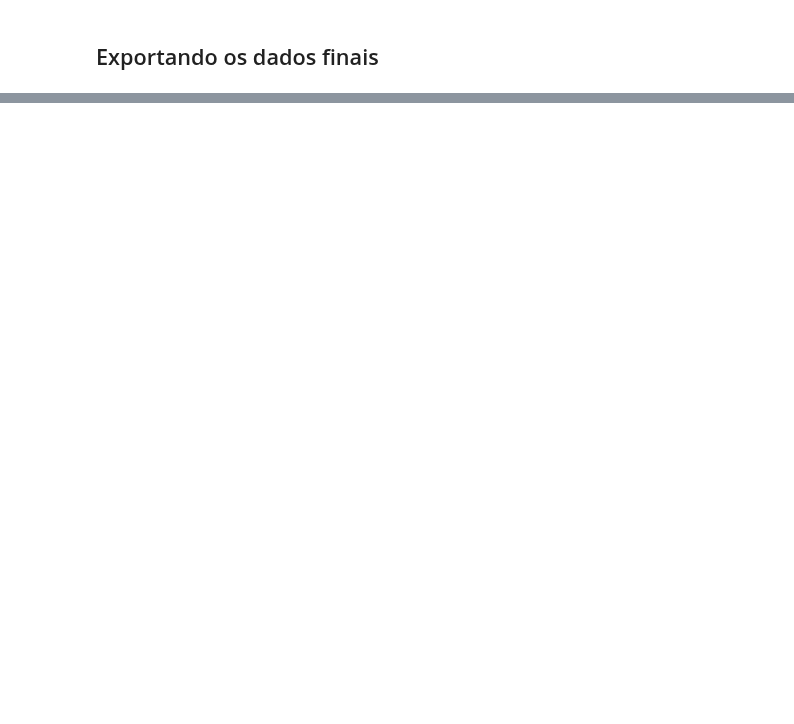
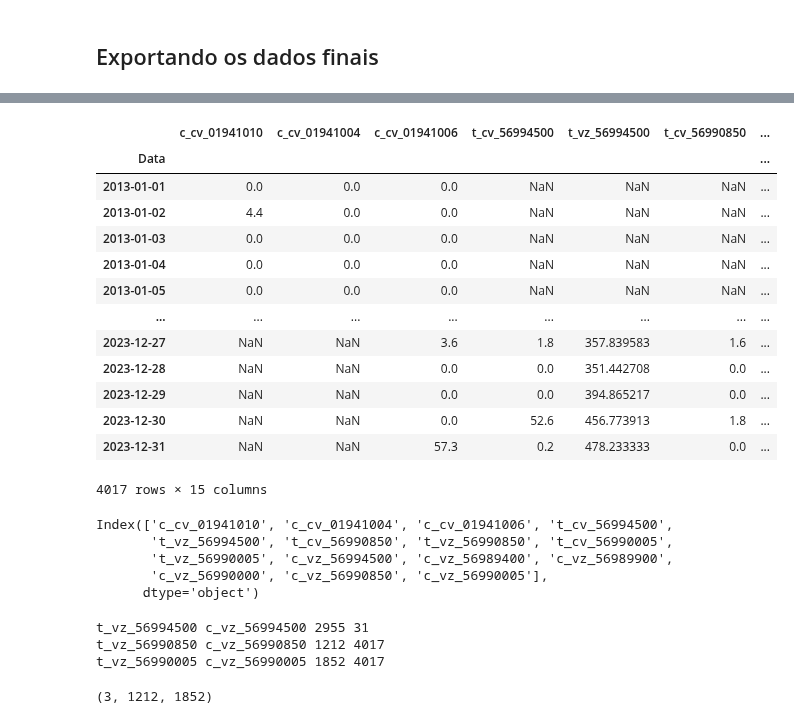
Before and after one commit to wasf84/pgmc-mestrado, a Jupyter notebook: dissertacao/bacia_rio_doce/download_ajuste_dados.ipynb, the cells around one changed output, grey strips where cells are left out. Cells and saved outputs as stored; diff of their text form; code cells hidden in the pictures; blank space fills up the shorter version.

Commit message:
fazendo a apresentacao ppt para enviar ao Leo, com os resultados parciais

```diff
--- a/dissertacao/bacia_rio_doce/download_ajuste_dados.ipynb
+++ b/dissertacao/bacia_rio_doce/download_ajuste_dados.ipynb
@@ -1039,0 +1315,54 @@ df.to_excel('medio_rio_doce_final.xlsx')
+# %%
+# Vou remover as colunas das cotas
+
+df = df.drop(columns=['t_ct_56994500', 't_ct_56990850', 't_ct_56990005'])
+df
+# %% [output]
+|  | c_cv_01941010 | c_cv_01941004 | c_cv_01941006 | t_cv_56994500 | t_vz_56994500 | t_cv_56990850 | ... |
+| Data |  |  |  |  |  |  | ... |
+| 2013-01-01 | 0.0 | 0.0 | 0.0 | NaN | NaN | NaN | ... |
+| 2013-01-02 | 4.4 | 0.0 | 0.0 | NaN | NaN | NaN | ... |
+| 2013-01-03 | 0.0 | 0.0 | 0.0 | NaN | NaN | NaN | ... |
+| 2013-01-04 | 0.0 | 0.0 | 0.0 | NaN | NaN | NaN | ... |
+| 2013-01-05 | 0.0 | 0.0 | 0.0 | NaN | NaN | NaN | ... |
+| ... | ... | ... | ... | ... | ... | ... | ... |
+| 2023-12-27 | NaN | NaN | 3.6 | 1.8 | 357.839583 | 1.6 | ... |
+| 2023-12-28 | NaN | NaN | 0.0 | 0.0 | 351.442708 | 0.0 | ... |
+| 2023-12-29 | NaN | NaN | 0.0 | 0.0 | 394.865217 | 0.0 | ... |
+| 2023-12-30 | NaN | NaN | 0.0 | 52.6 | 456.773913 | 1.8 | ... |
+| 2023-12-31 | NaN | NaN | 57.3 | 0.2 | 478.233333 | 0.0 | ... |
+4017 rows × 15 columns
+# %%
+df.columns
+# %% [output]
+Index(['c_cv_01941010', 'c_cv_01941004', 'c_cv_01941006', 't_cv_56994500',
+       't_vz_56994500', 't_cv_56990850', 't_vz_56990850', 't_cv_56990005',
+       't_vz_56990005', 'c_vz_56994500', 'c_vz_56989400', 'c_vz_56989900',
+       'c_vz_56990000', 'c_vz_56990850', 'c_vz_56990005'],
+      dtype='object')
+# %%
+# Fazendo o merge das colunas de vazão que são correspondentes à mesma estação
+# Acontece que existem gaps entre os dados, o que é estranho, porque a estação telemétrica tem dados que a convencional não tem e vice-versa.
+# Vou contar qual coluna tem mais dados e depois executar um 'fillna'
+
+colunas_esquerda = ['t_vz_56994500', 't_vz_56990850', 't_vz_56990005']
+colunas_direita = ['c_vz_56994500', 'c_vz_56990850', 'c_vz_56990005']
+
+for i, j in zip(colunas_esquerda, colunas_direita):
+    print(i, j, df[i].isna().sum(), df[j].isna().sum())
+
+# A coluna que tiver menos buracos será preenchida com os dados da coluna que tem mais dados faltantes
+# %% [output]
+t_vz_56994500 c_vz_56994500 2955 31
+t_vz_56990850 c_vz_56990850 1212 4017
+t_vz_56990005 c_vz_56990005 1852 4017
+# %%
+# Preenchendo a coluna que tem menos dados faltantes com a outra correspondente
+# Fazer isso para cada coluna, contudo, tem colunas que tem dados faltando demais. Neste caso, darei drop nelas inteiramente.
+df['c_vz_56994500'].fillna(df['t_vz_56994500'], inplace=True)
+df['t_vz_56990850'].fillna(df['c_vz_56990850'], inplace=True)
+df['t_vz_56990005'].fillna(df['c_vz_56990005'], inplace=True)
+
+df['c_vz_56994500'].isna().sum(), df['t_vz_56990850'].isna().sum(), df['t_vz_56990005'].isna().sum()
+# %% [output]
+(3, 1212, 1852)
```
Also changed, not shown: parts of 48 cells of this notebook, 13 other files.
